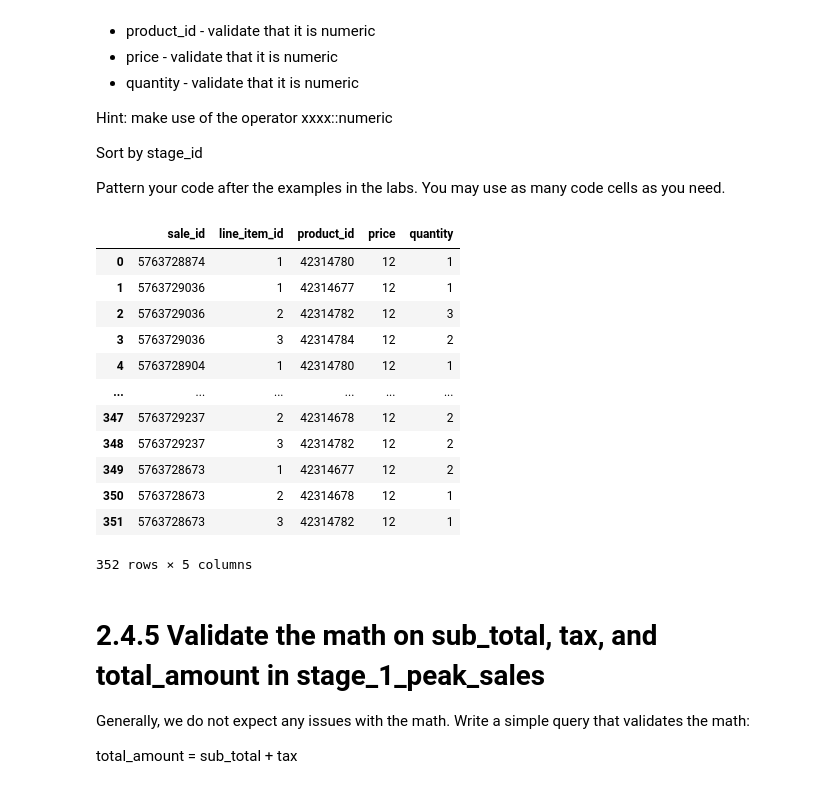
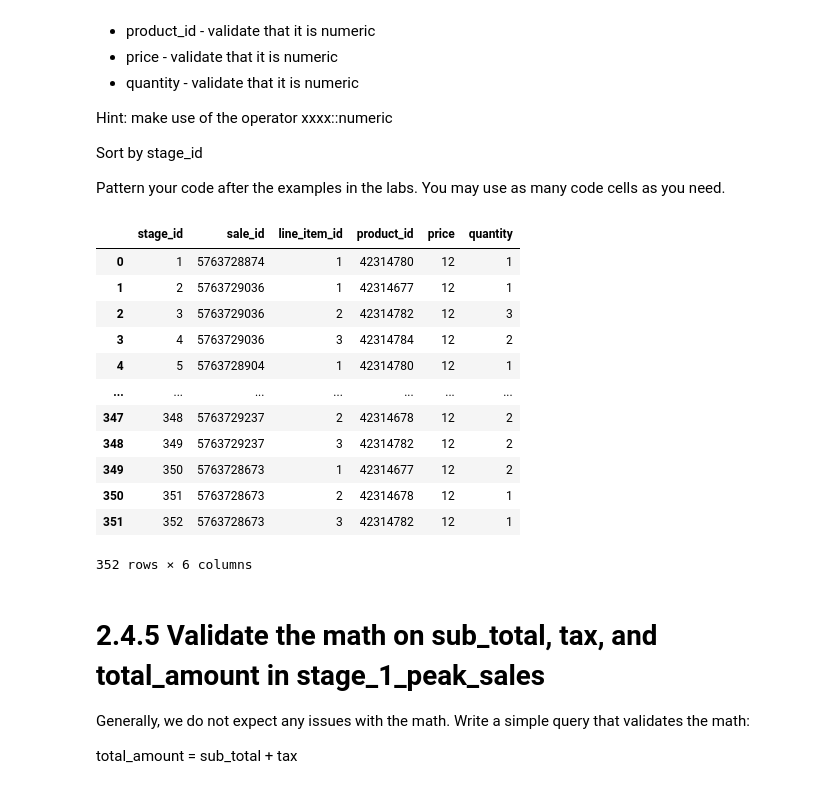
Before and after one commit to scabanela-ischool/Data_Engineering_Proj2_Tracking_User_Activity, a Jupyter notebook: project_2_4.ipynb, the cells around one changed output. Saved outputs shown, nothing was run; the diff lists cells and outputs as text; code cells hidden in the pictures.

```diff
--- a/project_2_4.ipynb
+++ b/project_2_4.ipynb
@@ -222,34 +225,35 @@ Pattern your code after the examples in the labs.  You may use as many code cell
 # %%
 rollback_before_flag = True
 rollback_after_flag = True
 
 query  = """
 
-select sale_id::numeric,
+select stage_id,
+       sale_id::numeric,
        line_item_id::numeric,
        product_id::numeric,
        price::numeric,
        quantity::numeric
 from stage_1_peak_line_items
 order by stage_id
 
 """
 
 my_select_query_pandas(query, rollback_before_flag, rollback_after_flag)
 # %% [output]
-|  | sale_id | line_item_id | product_id | price | quantity |
-| 0 | 5763728874 | 1 | 42314780 | 12 | 1 |
-| 1 | 5763729036 | 1 | 42314677 | 12 | 1 |
-| 2 | 5763729036 | 2 | 42314782 | 12 | 3 |
-| 3 | 5763729036 | 3 | 42314784 | 12 | 2 |
-| 4 | 5763728904 | 1 | 42314780 | 12 | 1 |
-| ... | ... | ... | ... | ... | ... |
-| 347 | 5763729237 | 2 | 42314678 | 12 | 2 |
-| 348 | 5763729237 | 3 | 42314782 | 12 | 2 |
-| 349 | 5763728673 | 1 | 42314677 | 12 | 2 |
-| 350 | 5763728673 | 2 | 42314678 | 12 | 1 |
-| 351 | 5763728673 | 3 | 42314782 | 12 | 1 |
+|  | stage_id | sale_id | line_item_id | product_id | price | quantity |
+| 0 | 1 | 5763728874 | 1 | 42314780 | 12 | 1 |
+| 1 | 2 | 5763729036 | 1 | 42314677 | 12 | 1 |
+| 2 | 3 | 5763729036 | 2 | 42314782 | 12 | 3 |
+| 3 | 4 | 5763729036 | 3 | 42314784 | 12 | 2 |
+| 4 | 5 | 5763728904 | 1 | 42314780 | 12 | 1 |
+| ... | ... | ... | ... | ... | ... | ... |
+| 347 | 348 | 5763729237 | 2 | 42314678 | 12 | 2 |
+| 348 | 349 | 5763729237 | 3 | 42314782 | 12 | 2 |
+| 349 | 350 | 5763728673 | 1 | 42314677 | 12 | 2 |
+| 350 | 351 | 5763728673 | 2 | 42314678 | 12 | 1 |
+| 351 | 352 | 5763728673 | 3 | 42314782 | 12 | 1 |
-352 rows × 5 columns
+352 rows × 6 columns
 # %% [markdown]
 # 2.4.5 Validate the math on sub_total, tax, and total_amount in stage_1_peak_sales
 
```
Also changed, not shown: parts of 3 cells of this notebook.
